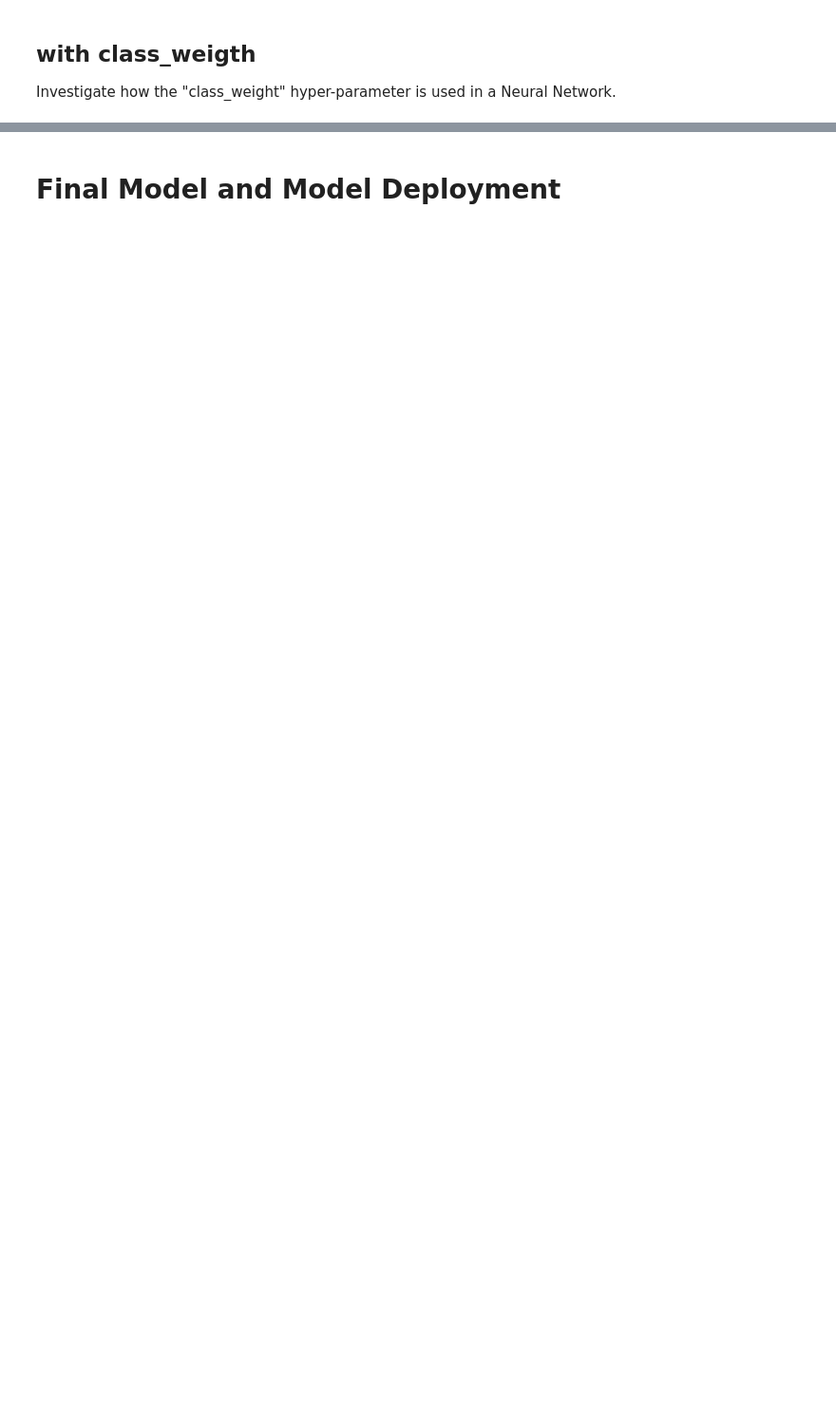
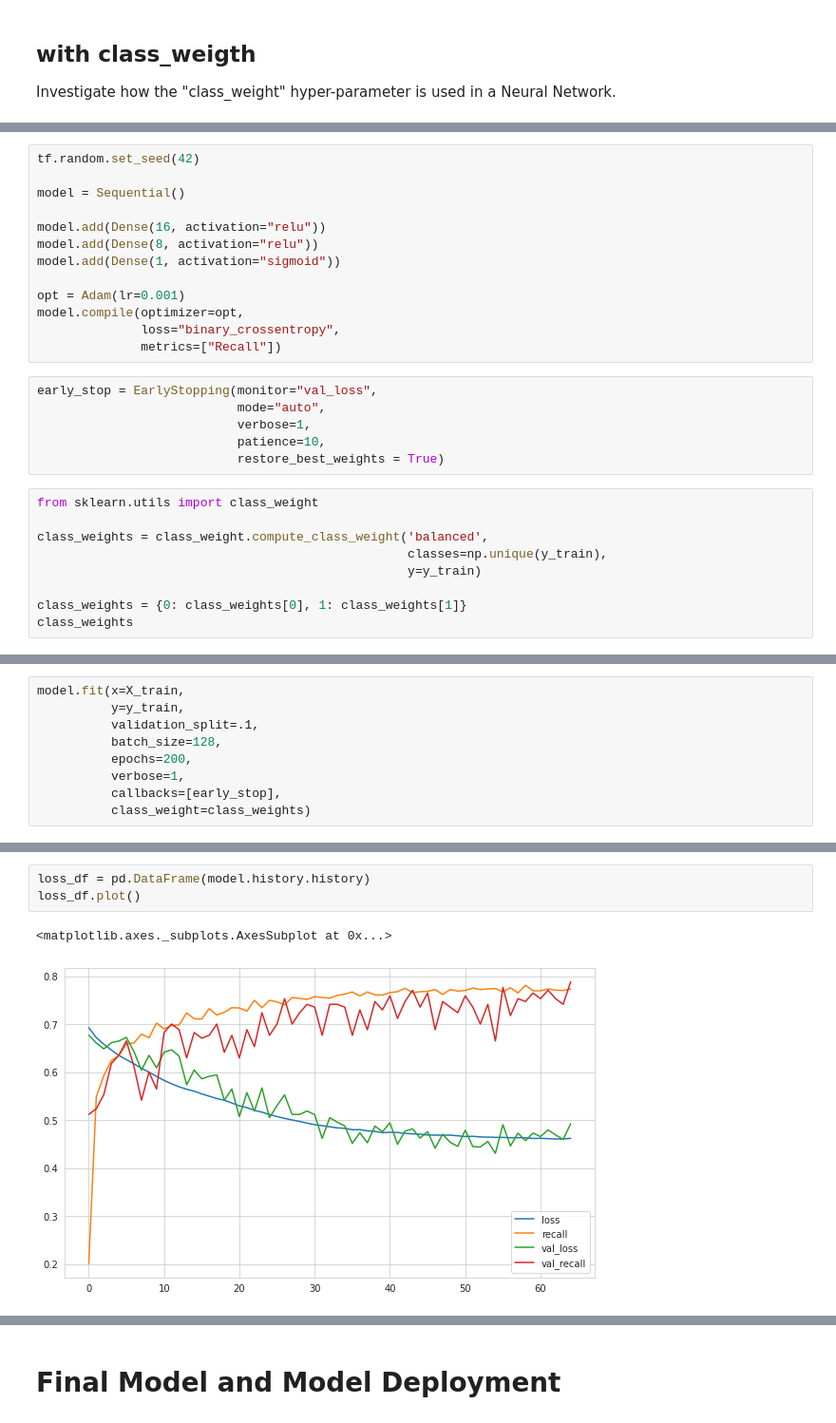
Before and after one commit to muhsinayaz/Assignments, a Jupyter notebook: 08-Deep-Learning/DL-Assignment-1 (Classification with ANN-Churn Prediction)-Student.ipynb, the cells around one changed output, grey strips where cells are left out. Shown: that part at 95% size. Drawn from its saved outputs; the diff is of its cells as text; blank space fills up the shorter version.

```diff
--- a/08-Deep-Learning/DL-Assignment-1 (Classification with ANN-Churn Prediction)-Student.ipynb
+++ b/08-Deep-Learning/DL-Assignment-1 (Classification with ANN-Churn Prediction)-Student.ipynb
@@ -230,0 +311,28 @@ Investigate how the "class_weight" hyper-parameter is used in a Neural Network.
+# %%
+tf.random.set_seed(42)
+
+model = Sequential()
+
+model.add(Dense(16, activation="relu"))
+model.add(Dense(8, activation="relu"))
+model.add(Dense(1, activation="sigmoid"))
+
+opt = Adam(lr=0.001)
+model.compile(optimizer=opt,
+              loss="binary_crossentropy",
+              metrics=["Recall"])
+# %%
+early_stop = EarlyStopping(monitor="val_loss",
+                           mode="auto",
+                           verbose=1,
+                           patience=10,
+                           restore_best_weights = True)
+# %%
+from sklearn.utils import class_weight
+
+class_weights = class_weight.compute_class_weight('balanced',
+                                                  classes=np.unique(y_train),
+                                                  y=y_train)
+
+class_weights = {0: class_weights[0], 1: class_weights[1]}
+class_weights
@@ -230,0 +341,9 @@ Investigate how the "class_weight" hyper-parameter is used in a Neural Network.
+# %%
+model.fit(x=X_train,
+          y=y_train,
+          validation_split=.1,
+          batch_size=128,
+          epochs=200,
+          verbose=1,
+          callbacks=[early_stop],
+          class_weight=class_weights)
@@ -230,0 +369,6 @@ Investigate how the "class_weight" hyper-parameter is used in a Neural Network.
+# %%
+loss_df = pd.DataFrame(model.history.history)
+loss_df.plot()
+# %% [output]
+<matplotlib.axes._subplots.AxesSubplot at 0x...>
+[figure, added]
```
Also changed, not shown: parts of 79 cells of this notebook, 1 other file.
